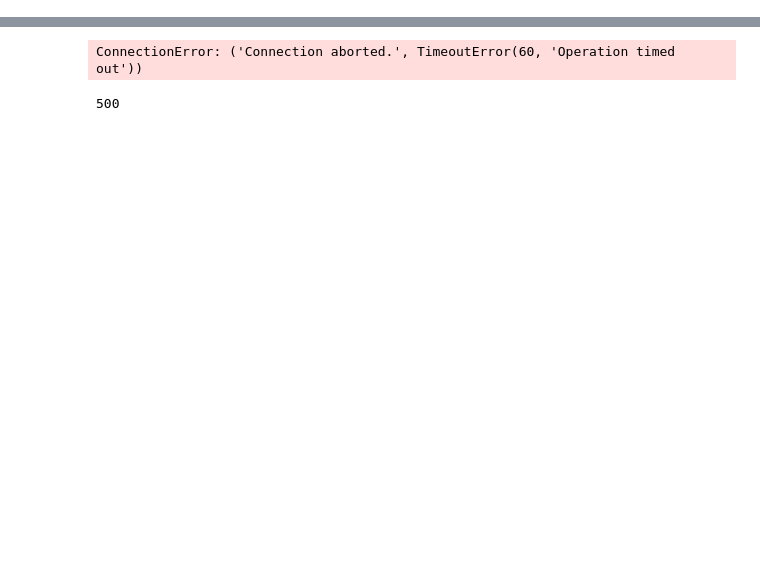
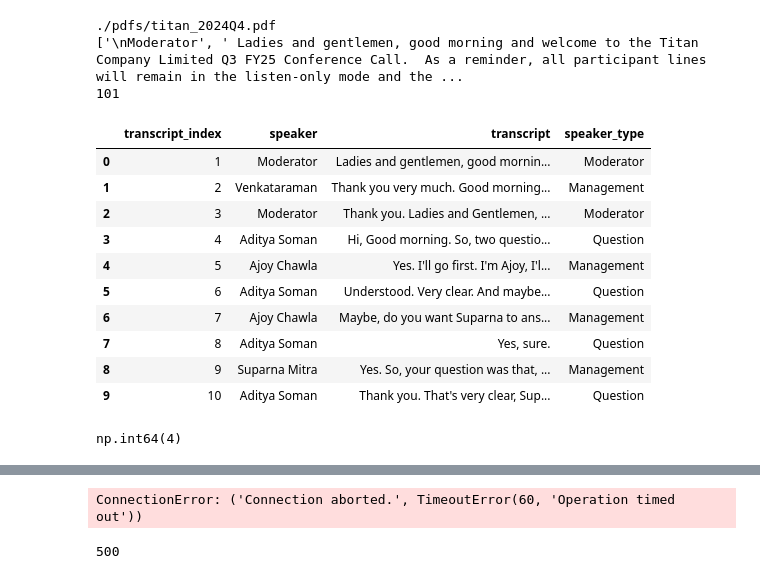
Before and after one commit to anupriy97/stock_analysis_webapp, a Jupyter notebook: stock_analysis_dev.ipynb, the cells around one changed output, grey strips where cells are left out. Cells and saved outputs as stored; diff of their text form; code cells hidden in the pictures; blank space fills up the shorter version.

```diff
--- a/stock_analysis_dev.ipynb
+++ b/stock_analysis_dev.ipynb
@@ -0,0 +36,26 @@
+# %%
+filepath = get_transcript_path('TITAN.NS', '2024Q4')
+print(filepath)
+reader = load_transcript(filepath)
+transcript_df = preprocess_transcript(reader)
+print(len(transcript_df))
+transcript_df.head(10)
+# %% [output]
+./pdfs/titan_2024Q4.pdf
+['\nModerator', ' Ladies and gentlemen, good morning and welcome to the Titan Company Limited Q3 FY25 Conference Call.  As a reminder, all participant lines will remain in the listen-only mode and the ...
+101
+|  | transcript_index | speaker | transcript | speaker_type |
+| 0 | 1 | Moderator | Ladies and gentlemen, good mornin... | Moderator |
+| 1 | 2 | Venkataraman | Thank you very much. Good morning... | Management |
+| 2 | 3 | Moderator | Thank you. Ladies and Gentlemen, ... | Moderator |
+| 3 | 4 | Aditya Soman | Hi, Good morning. So, two questio... | Question |
+| 4 | 5 | Ajoy Chawla | Yes. I'll go first. I'm Ajoy, I'l... | Management |
+| 5 | 6 | Aditya Soman | Understood. Very clear. And maybe... | Question |
+| 6 | 7 | Ajoy Chawla | Maybe, do you want Suparna to ans... | Management |
+| 7 | 8 | Aditya Soman | Yes, sure. | Question |
+| 8 | 9 | Suparna Mitra | Yes. So, your question was that, ... | Management |
+| 9 | 10 | Aditya Soman | Thank you. That's very clear, Sup... | Question |
+# %%
+transcript_df[transcript_df['speaker_type'] == 'Question']['transcript_index'].min()
+# %% [output]
+np.int64(4)
```
Also changed, not shown: parts of 37 cells of this notebook, 6 other files.
